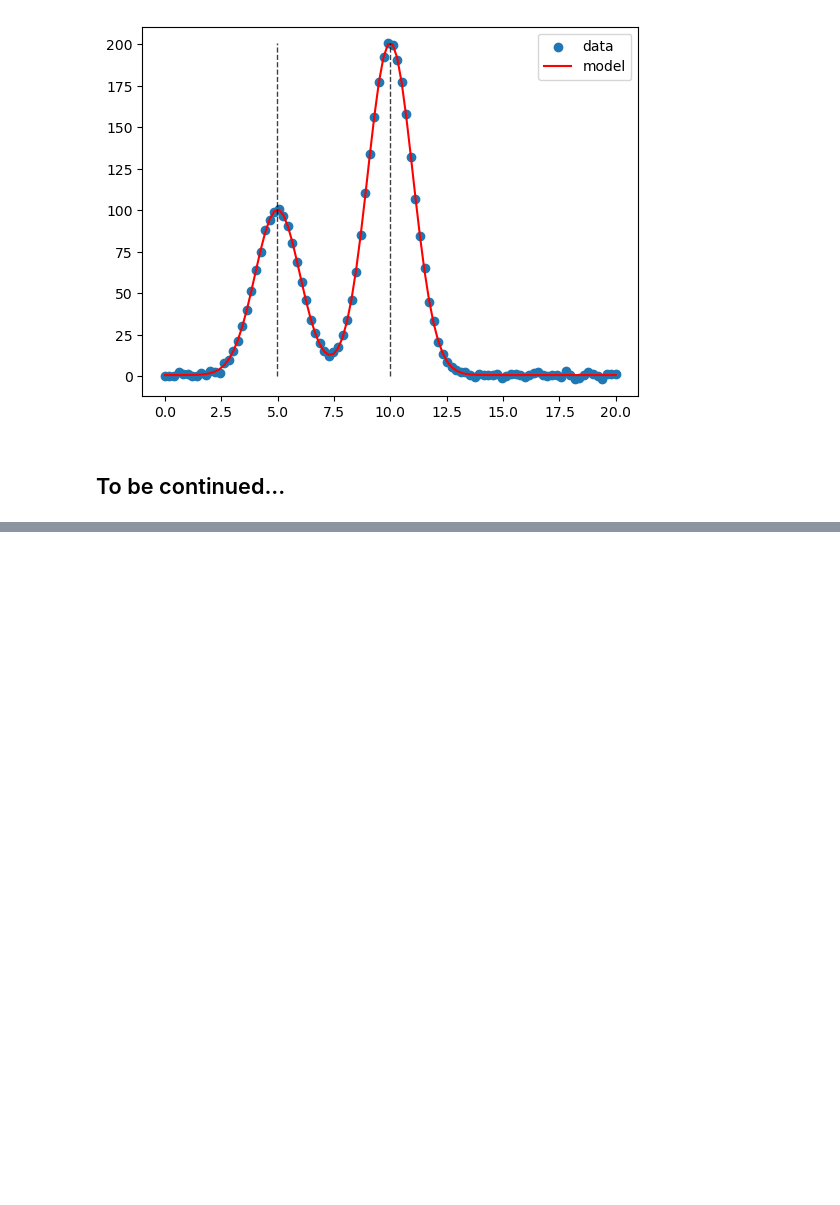
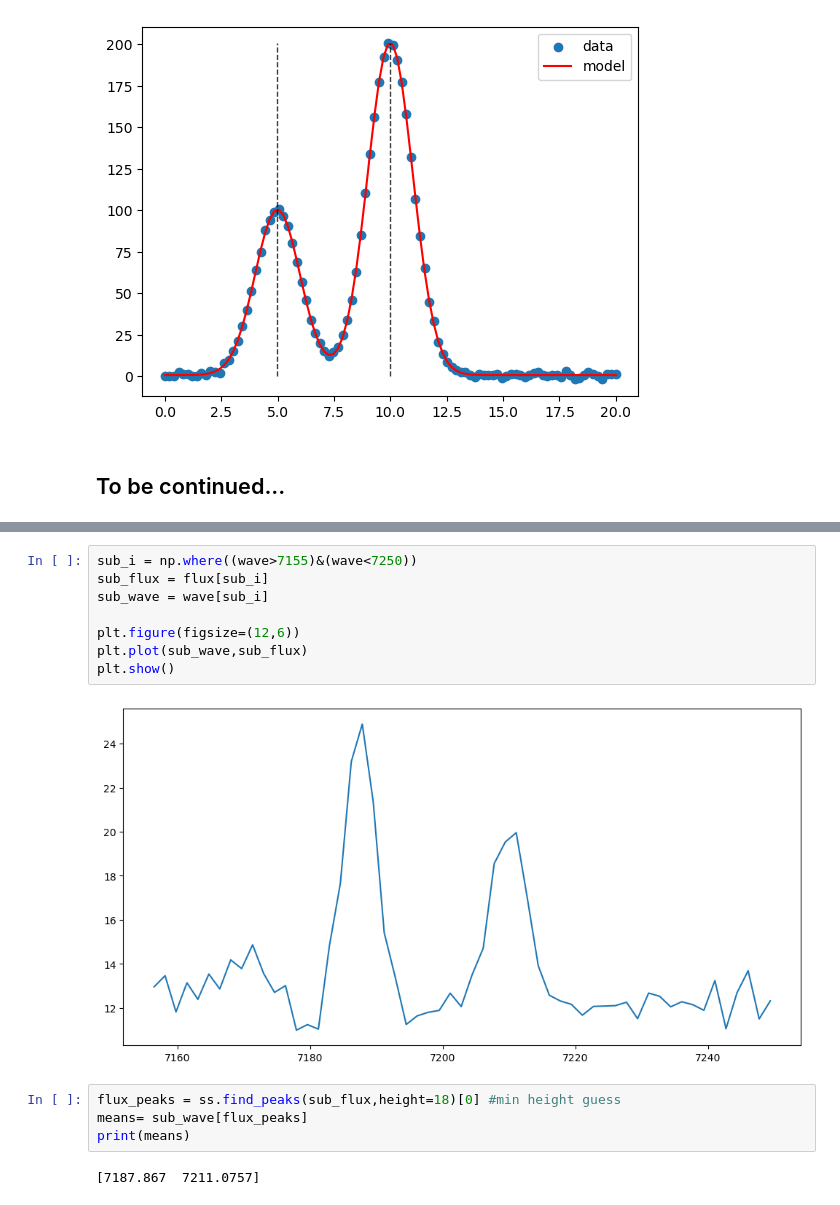
Before and after one commit to jsdingra11/Gaussian-Profile, a Jupyter notebook: Gaussian Distribution.ipynb, the cells around one changed output, grey strips where cells are left out. Cells and saved outputs as stored; diff of their text form; blank space fills up the shorter version.

```diff
--- a/Gaussian Distribution.ipynb
+++ b/Gaussian Distribution.ipynb
@@ -102,0 +134,16 @@ Plotting the observed and modeled data...
+# %%
+sub_i = np.where((wave>7155)&(wave<7250))
+sub_flux = flux[sub_i]
+sub_wave = wave[sub_i]
+
+plt.figure(figsize=(12,6))
+plt.plot(sub_wave,sub_flux)
+plt.show()
+# %% [output]
+[figure, added]
+# %%
+flux_peaks = ss.find_peaks(sub_flux,height=18)[0] #min height guess
+means= sub_wave[flux_peaks]
+print(means)
+# %% [output]
+[7187.867  7211.0757]
```
Also changed, not shown: parts of 10 cells of this notebook.
